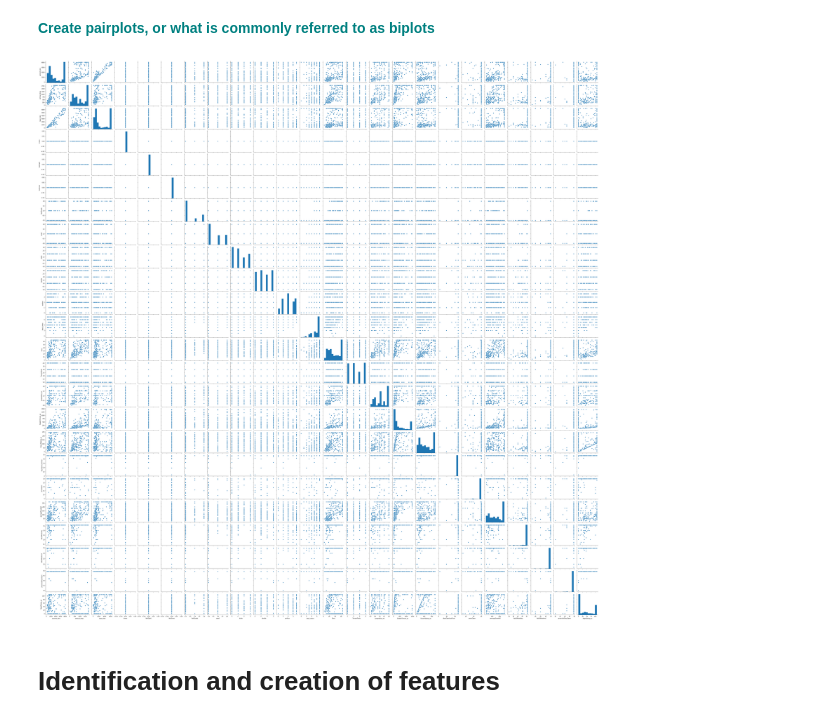
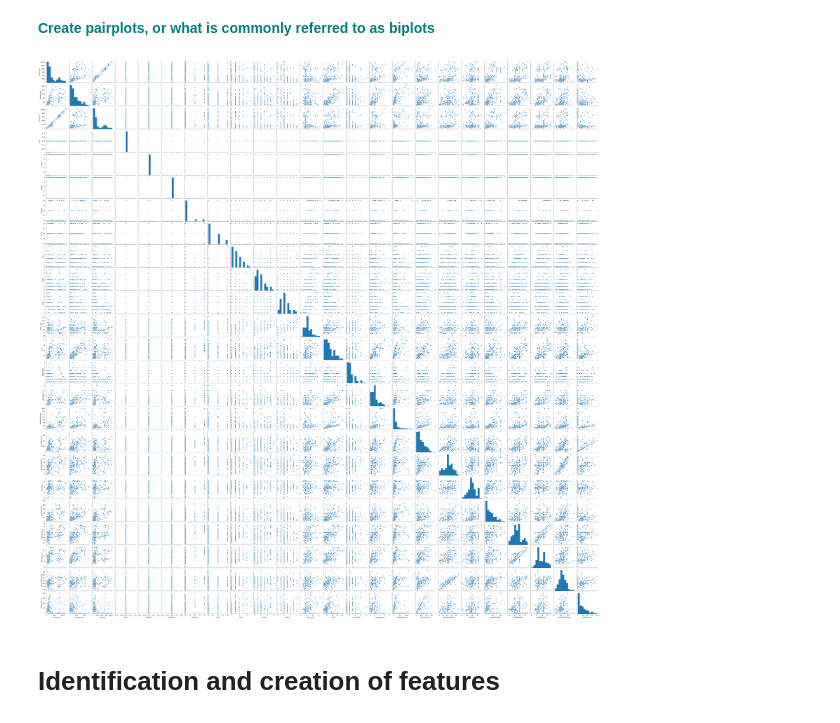
Before and after one commit to umamohantm/Guided-Capstone-, a Jupyter notebook: Notebook_stepthree.ipynb, the cells around one changed output. Saved outputs shown, nothing was run; the diff lists cells and outputs as text; code cells hidden in the pictures.

```diff
--- a/Notebook_stepthree.ipynb
+++ b/Notebook_stepthree.ipynb
@@ -50,8 +51,8 @@ from sklearn.cluster import KMeans
 # %% [markdown]
 **<font color='teal'> If you need to change your path, refer back to step 2 to review how to do this. Load the csv file you created in step 2. Remember, it should be saved inside your data subfolder. Print the first five rows.</font>**
 # %%
-ski_data=pd.read_csv('Big_mountain.csv')
-ski_data
+Resorts=pd.read_csv('Big_mountain.csv')
+Resorts
 # %% [output]
 |  | Unnamed: 0 | Name | Region | state | summit_elev | vertical_drop | base_elev | trams | fastEight | ... |
 | 0 | 0 | Alyeska Resort | Alaska | Alaska | 3939 | 2500 | 250 | 1 | 0.0 | ... |
@@ -67,8 +68,8 @@ ski_data
 | 329 | 329 | White Pine Ski Area | Wyoming | Wyoming | 9500 | 1100 | 8400 | 0 | 0.0 | ... |
 330 rows × 28 columns
 # %%
-ski_data=ski_data.drop('Unnamed: 0',1)
-ski_data
+Resorts=Resorts.drop('Unnamed: 0',1)
+Resorts
 # %% [output]
 |  | Name | Region | state | summit_elev | vertical_drop | base_elev | trams | fastEight | fastSixes | ... |
 | 0 | Alyeska Resort | Alaska | Alaska | 3939 | 2500 | 250 | 1 | 0.0 | 0 | ... |
@@ -128,5 +130,5 @@ ski_data.groupby('Region').count().plot(kind='bar')
 # %% [markdown]
 By reviewing the State and Region count plots, you should notice that the Region feature is nearly identical to the State feature and therfore you can remove the Region column from the dataframe.**<font color='teal'> Remove the `Region` column using the drop function.</font>**
 # %%
-ski_data=ski_data.drop('Region',1)
+Resorts=Resorts.drop('Region',1)
 # %%
@@ -195,0 +192,10 @@ for col in ski_data.columns[2:]:
+# %%
+#removing outliers
+# Calculating the lower quartile and storing in Q1
+Q1=Resorts.quantile(0.25)
+#calculating the upper quartile and storing in Q3
+Q3=Resorts.quantile(0.75)
+#Calculating interquartile range and storing in IQR
+IQR = Q3 - Q1
+#Call the variable df and store the following calculated values(filtering the outliers from the Resorts dataframe)
+df = Resorts[~((Resorts < (Q1 - 1.5 * IQR)) |(Resorts> (Q3 + 1.5 * IQR))).any(axis=1)]
@@ -254,9 +260,9 @@ After reviewing these response varible distributions, there doesn't appear to be
 # %% [markdown]
 <font color='teal'>**Create pairplots, or what is commonly referred to as biplots**</font>
 # %%
-big_mountain=sns.pairplot(ski_data)
+Resorts_PairPlot=sns.pairplot(df)
 # %% [output]
-[figure, old version]
+[figure, new version]
 # %% [markdown]
 # Identification and creation of features
 # %% [markdown]
```
Also changed, not shown: parts of 48 cells of this notebook.
